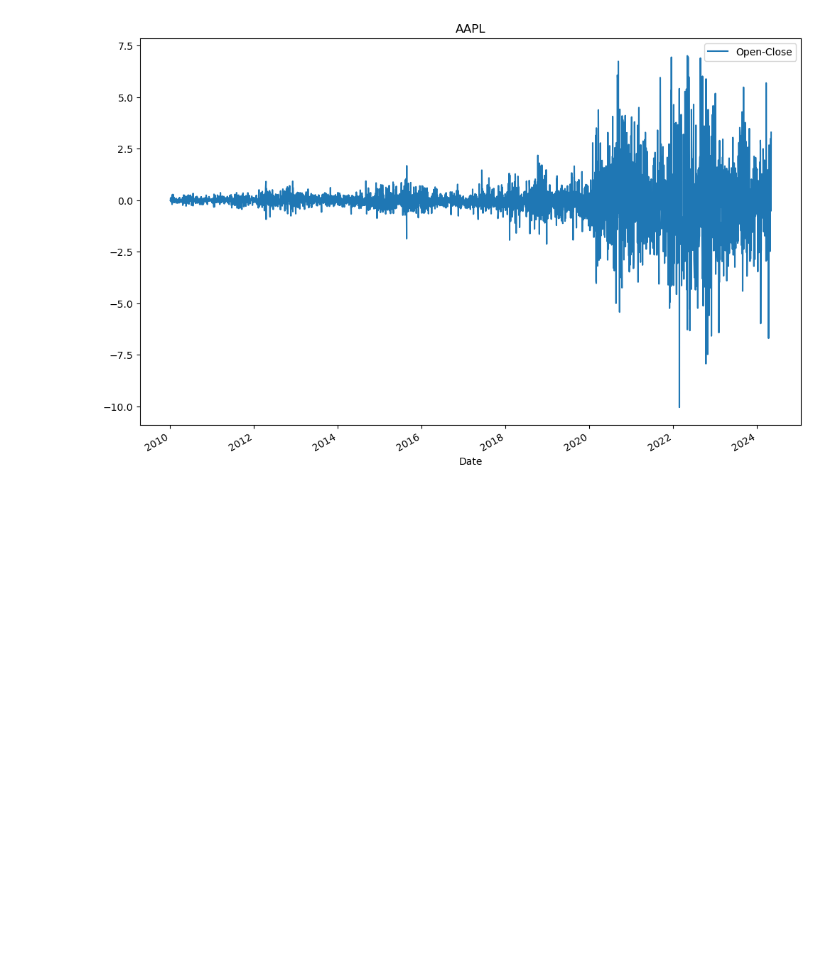
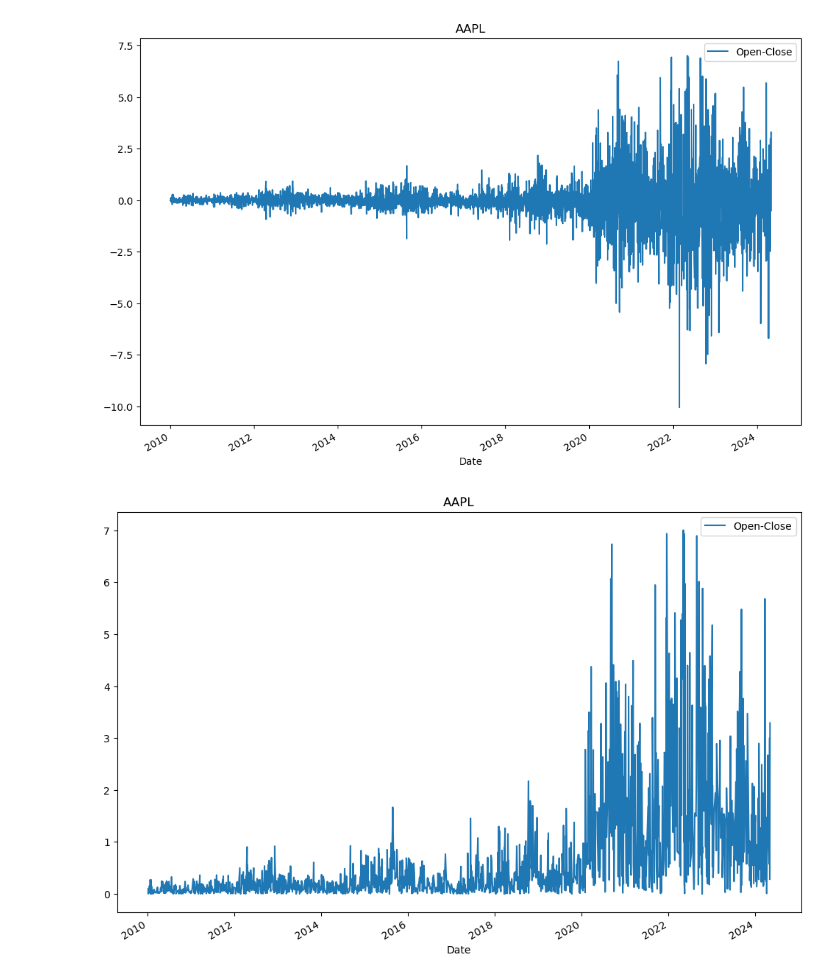
Before and after one commit to Bihnix/MyTestRepo, a Jupyter notebook: tickerInfo.ipynb, the cells around one changed output. Drawn from its saved outputs; the diff is of its cells as text; code cells hidden in the pictures; blank space fills up the shorter version.

```diff
--- a/tickerInfo.ipynb
+++ b/tickerInfo.ipynb
@@ -4,6 +4,9 @@ import pandas as pd
 import matplotlib.pyplot as plt
 import warnings
 warnings.filterwarnings("ignore", category=FutureWarning)
+import os
+
+from IPython.display import display
 
 
 class StockTicker:
@@ -45,6 +48,8 @@ class StockTicker:
             hist["Open-Close"] = hist["Open"].round(6) - hist["Close"].round(6)
             # Save the historical market data to a CSV file
             hist.to_csv(f"{ticker_symbol}_hist.csv")
+            # Make the historical market data DataFrame accessible to the user
+            self.hist_data = hist
 
     def plot_stock(self, ticker_symbol, columns=["Open", "Close", "Low", "High"], period="daily"):
         """
@@ -71,6 +76,34 @@ class StockTicker:
         hist_df[columns].plot(figsize=(12, 8), title=ticker_symbol)
         # Show the plot
         plt.show()
+    def plot_stock_diff(self, ticker_symbol, columns=["High-Low"], period="daily"):
+        """
+        Plots the selected columns of the specified stock's historical market data for the specified period.
+
+        Parameters:
+        ticker_symbol (str): The symbol of the stock for which to plot the data.
+        columns (list of str): The columns to plot. Defaults to ["Open", "Close", "Low", "High"].
+        period (str): The period for which to plot the data. Can be "daily", "weekly", or "yearly". Defaults to "daily".
+
+        Returns:
+        None
+        """
+        # Read the historical market data from the CSV file
+        hist_df = pd.read_csv(f"{ticker_symbol}_hist.csv", index_col="Date")
+        # Convert the index to a DatetimeIndex
+        hist_df.index = pd.to_datetime(hist_df.index)
+        # Resample the data based on the specified period
+        if period == "weekly":
+            hist_df = hist_df.resample("W").mean()
+        elif period == "yearly":
+            hist_df = hist_df.resample("Y").mean()
+        # Filter the "Open-Close" column to only include positive values
+        hist_df = hist_df[hist_df["Open-Close"] >= 0]
+        # Plot the selected columns
+        hist_df[columns].plot(figsize=(12, 8), title=ticker_symbol)
+        # Show the plot
+        plt.show()
+
 
 # Usage example
 stock_ticker = StockTicker(["AAPL", "GOOGL", "MSFT"])
@@ -83,3 +116,7 @@ stock_ticker.plot_stock("AAPL", ["Close"])
 stock_ticker.plot_stock("AAPL", ["Open-Close"])
 # %% [output]
 [figure]
+# %%
+stock_ticker.plot_stock_diff("AAPL", ["Open-Close"])
+# %% [output]
+[figure, added]
```
